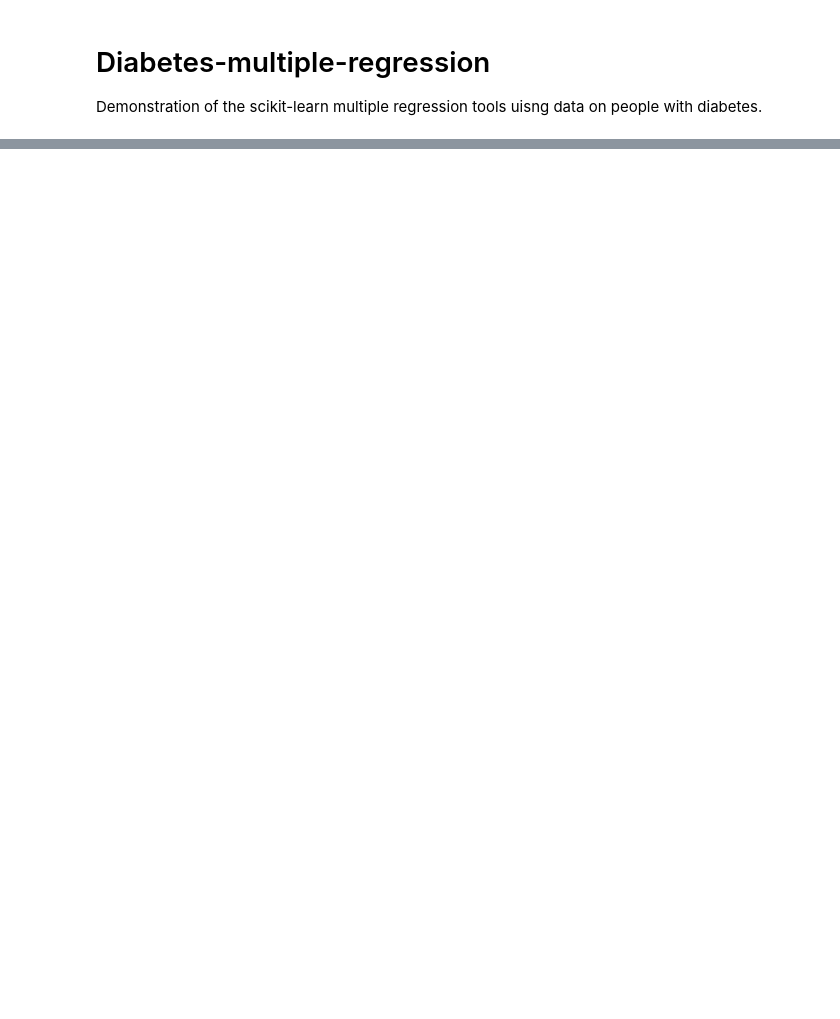
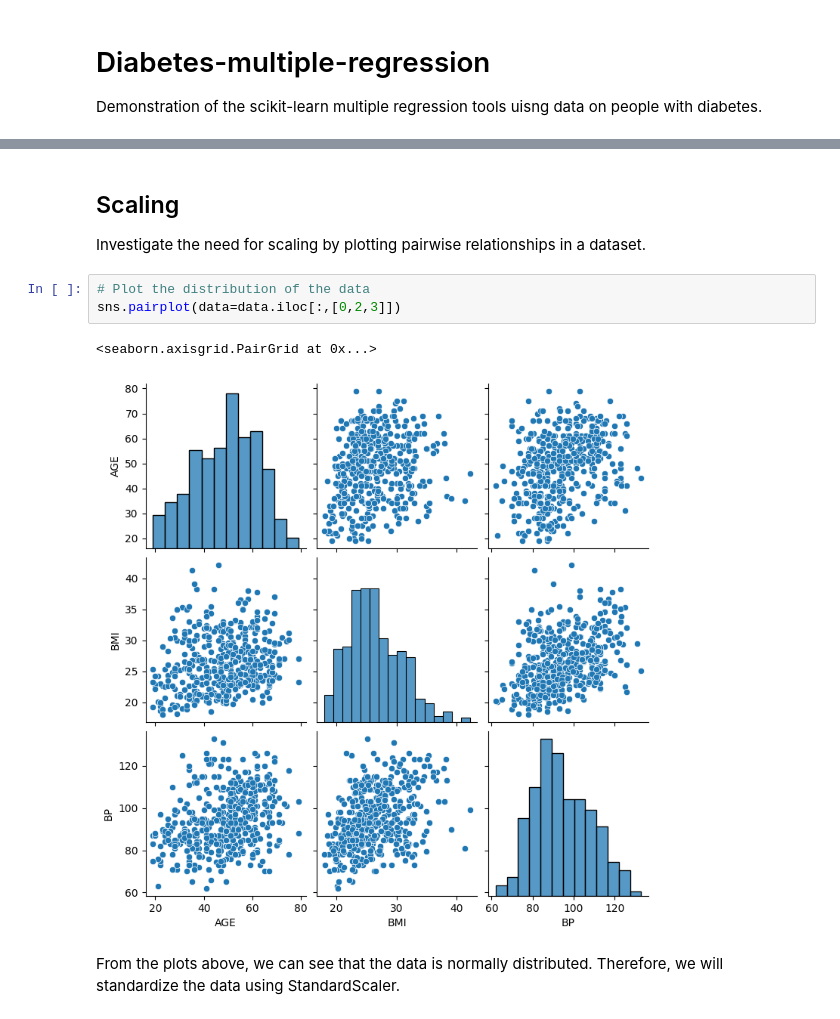
Before and after one commit to a-rosillo/Diabetes-multiple-regression, a Jupyter notebook: diabetes_regression.ipynb, the cells around one changed output, grey strips where cells are left out. Saved outputs shown, nothing was run; the diff lists cells and outputs as text; blank space fills up the shorter version.

```diff
--- a/diabetes_regression.ipynb
+++ b/diabetes_regression.ipynb
@@ -42,0 +61,11 @@ X = data.iloc[:,[0,1,2,3]].values
+# %% [markdown]
+## Scaling
+Investigate the need for scaling by plotting pairwise relationships in a dataset.
+# %%
+# Plot the distribution of the data
+sns.pairplot(data=data.iloc[:,[0,2,3]])
+# %% [output]
+<seaborn.axisgrid.PairGrid at 0x...>
+[figure, added]
+# %% [markdown]
+From the plots above, we can see that the data is normally distributed. Therefore, we will standardize the data using StandardScaler.
```
Also changed, not shown: parts of 13 cells of this notebook.
